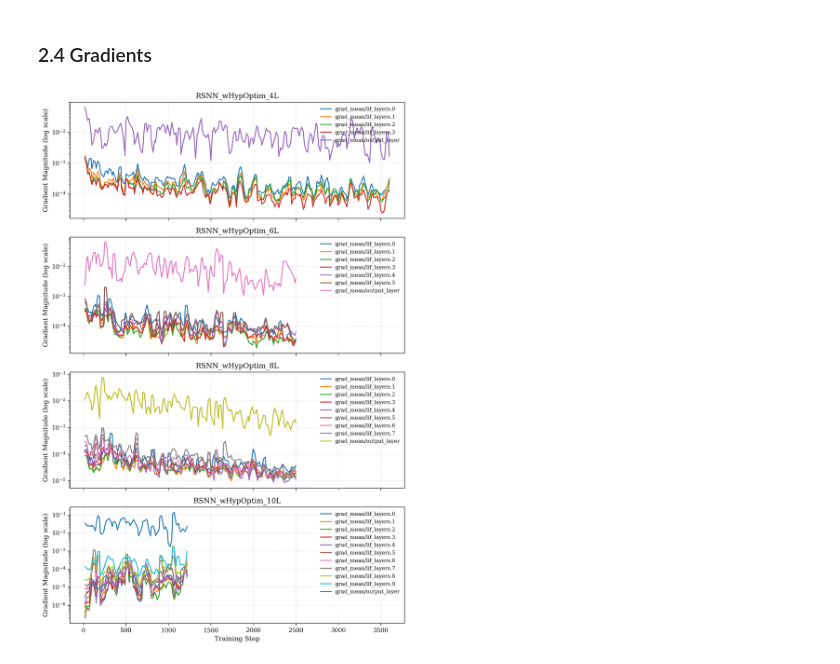
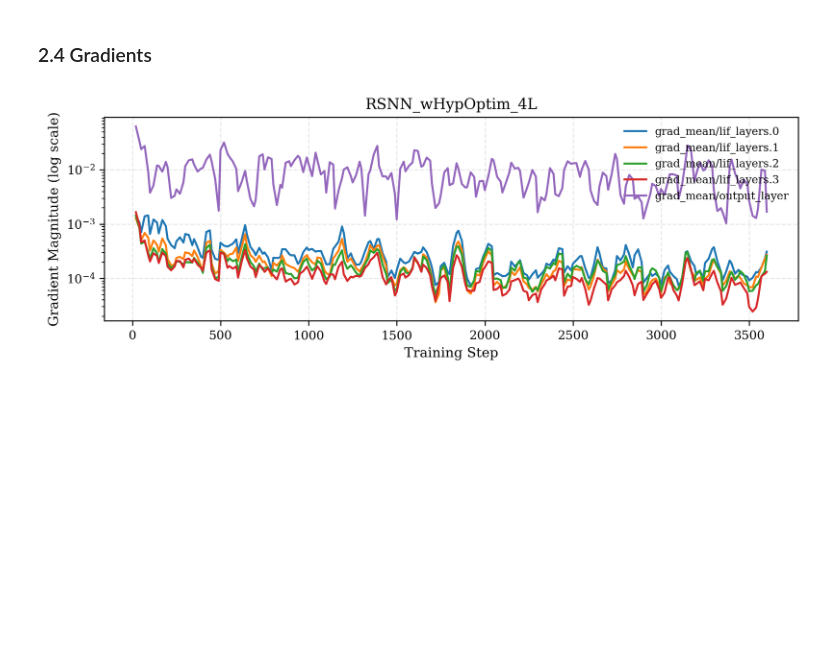
Before and after one commit to LuposX/SpikeSynth, a Jupyter notebook: utils/generate_graphics.ipynb, the cells around one changed output. Drawn from its saved outputs; the diff is of its cells as text; code cells hidden in the pictures; blank space fills up the shorter version.

```diff
--- a/utils/generate_graphics.ipynb
+++ b/utils/generate_graphics.ipynb
@@ -249,38 +249,39 @@ plt.show()
 import matplotlib.pyplot as plt
 
 grad_cols = sorted([c for c in df.columns if c.startswith("grad_mean/")])
-include = ["RSNN_wHypOptim_4L", "RSNN_wHypOptim_6L", "RSNN_wHypOptim_8L", "RSNN_wHypOptim_10L"]
+#include = ["RSNN_wHypOptim_4L", "RSNN_wHypOptim_6L", "RSNN_wHypOptim_8L", "RSNN_wHypOptim_10L"]
+include = ["RSNN_wHypOptim_4L"]
 window = 2
 
 fig, axes = plt.subplots(len(include), 1, figsize=(8, 3*len(include)), sharex=True)
 
 if len(include) == 1:
     axes = [axes]  # ensure axes is iterable
 
 for ax, model_name in zip(axes, include):
     group = df[df["run_name"] == model_name].dropna(subset=["trainer/global_step"])
     if len(group) == 0:
         continue
 
     for col in grad_cols:
         data = group[["trainer/global_step", col]].dropna()
         if len(data) == 0:
             continue
 
         # Smooth gradient
         smooth_grad = data[col].rolling(window=window, min_periods=1).mean()
         ax.plot(data["trainer/global_step"], smooth_grad, label=col)
 
     ax.set_yscale("log")
     ax.set_title(model_name)
     ax.set_ylabel("Gradient Magnitude (log scale)")
     ax.grid(True, linestyle="--", alpha=0.3)
     ax.legend(frameon=False, fontsize=8)
 
 axes[-1].set_xlabel("Training Step")
 
 plt.tight_layout()
 plt.savefig("gradients_layers_models_log.pdf", bbox_inches="tight")
 plt.show()
 # %% [output]
-[figure, old version]
+[figure, new version]
```
Also changed, not shown: 2 other files.
